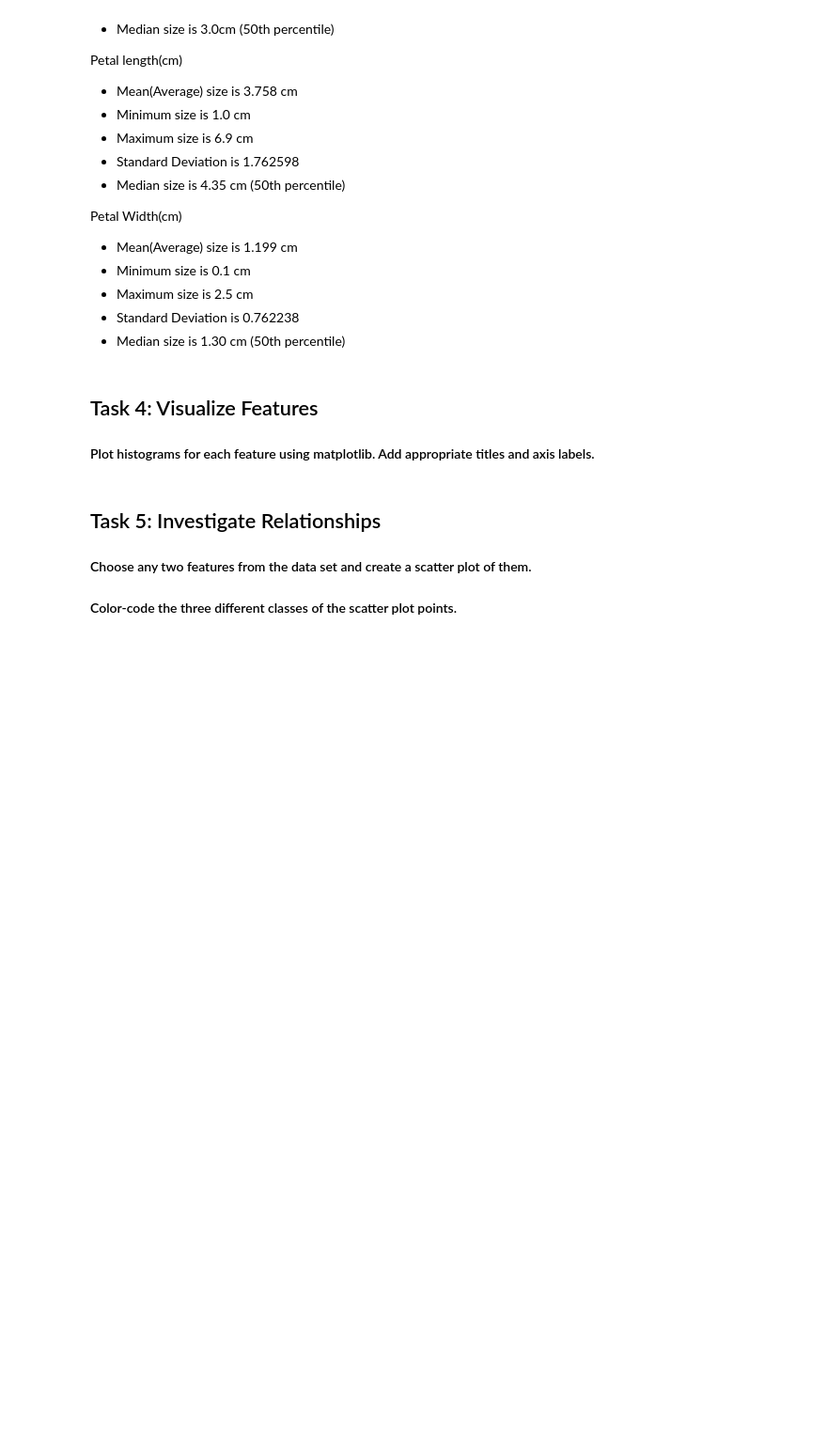
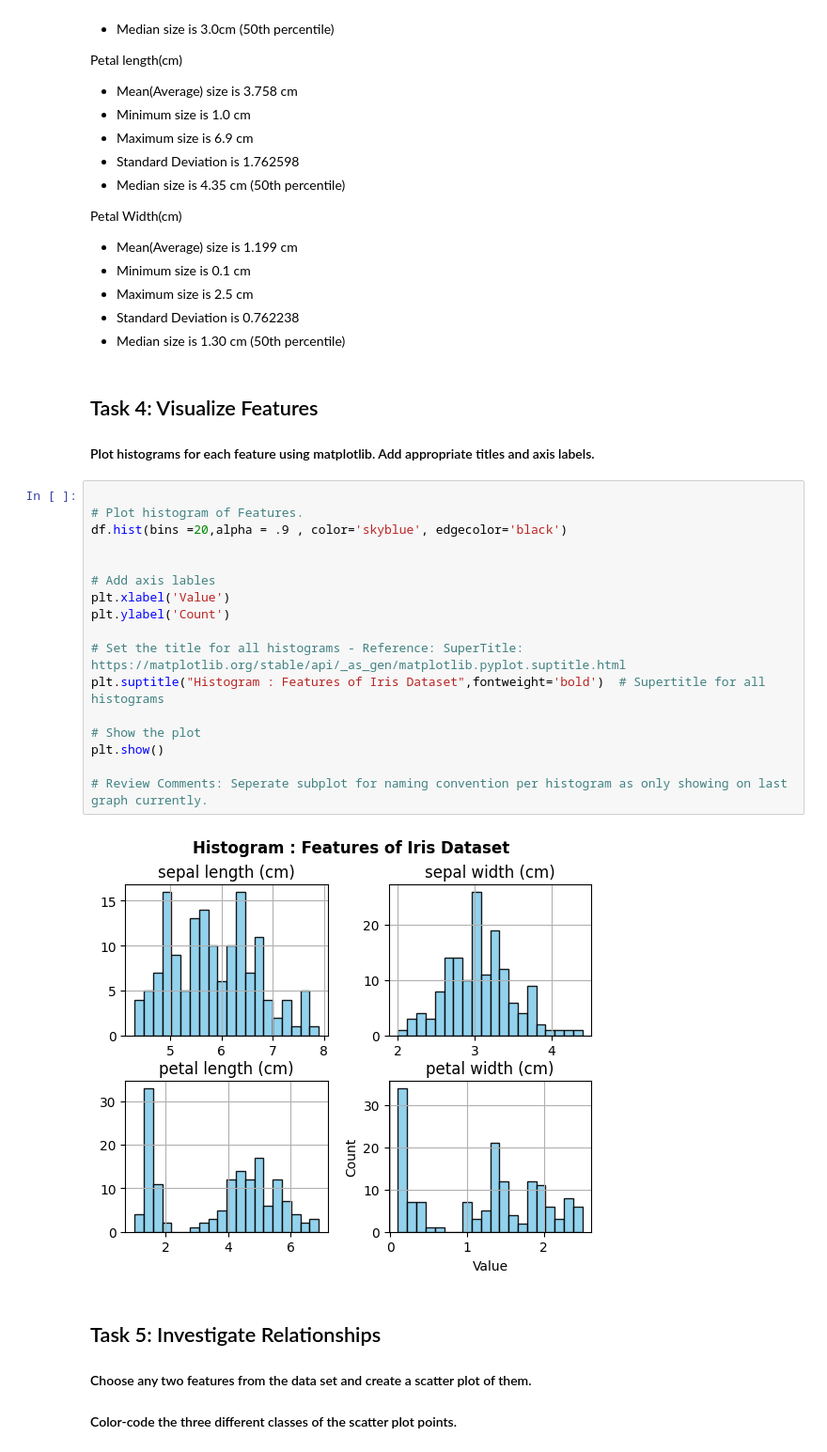
Before and after one commit to Mr-Scarf/principles_of_data_analytics, a Jupyter notebook: tasks.ipynb, the cells around one changed output. Shown: that part at 94% size. Saved outputs shown, nothing was run; the diff lists cells and outputs as text; blank space fills up the shorter version.

Commit message:
Task 4: Visualize Features

```diff
--- a/tasks.ipynb
+++ b/tasks.ipynb
@@ -231,6 +231,25 @@ Petal Width(cm)
 # %% [markdown]
 ## Task 4: Visualize Features
 #### Plot histograms for each feature using matplotlib. Add appropriate titles and axis labels.
+# %%
+
+# Plot histogram of Features.
+df.hist(bins =20,alpha = .9 , color='skyblue', edgecolor='black')
+
+
+# Add axis lables
+plt.xlabel('Value')
+plt.ylabel('Count')
+
+# Set the title for all histograms - Reference: SuperTitle:  https://matplotlib.org/stable/api/_as_gen/matplotlib.pyplot.suptitle.html
+plt.suptitle("Histogram : Features of Iris Dataset",fontweight='bold')  # Supertitle for all histograms
+
+# Show the plot
+plt.show()
+
+# Review Comments: Seperate subplot for naming convention per histogram as only showing on last graph currently.
+# %% [output]
+[figure, added]
 # %% [markdown]
 ## Task 5: Investigate Relationships
 
```
Also changed, not shown: parts of 1 cell of this notebook.
